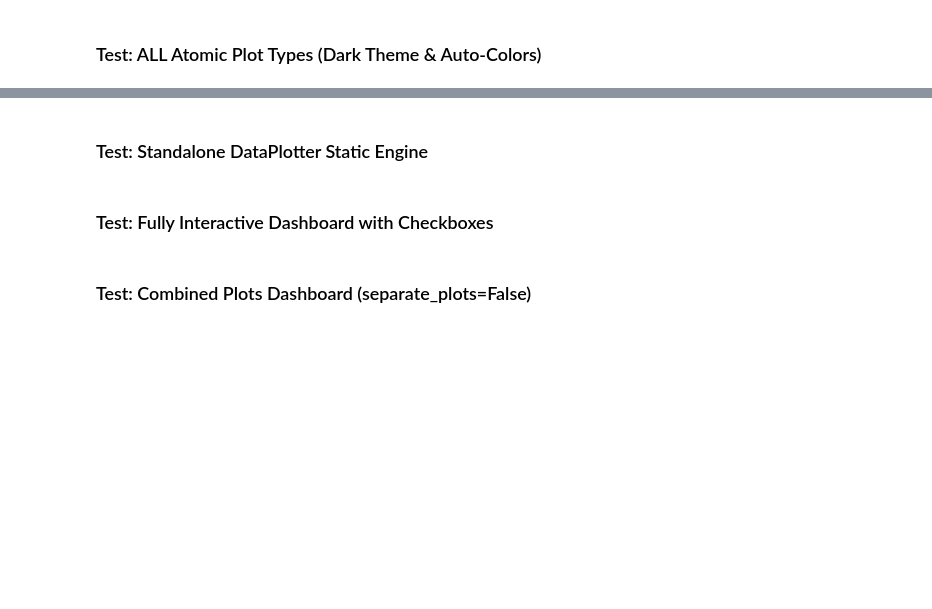
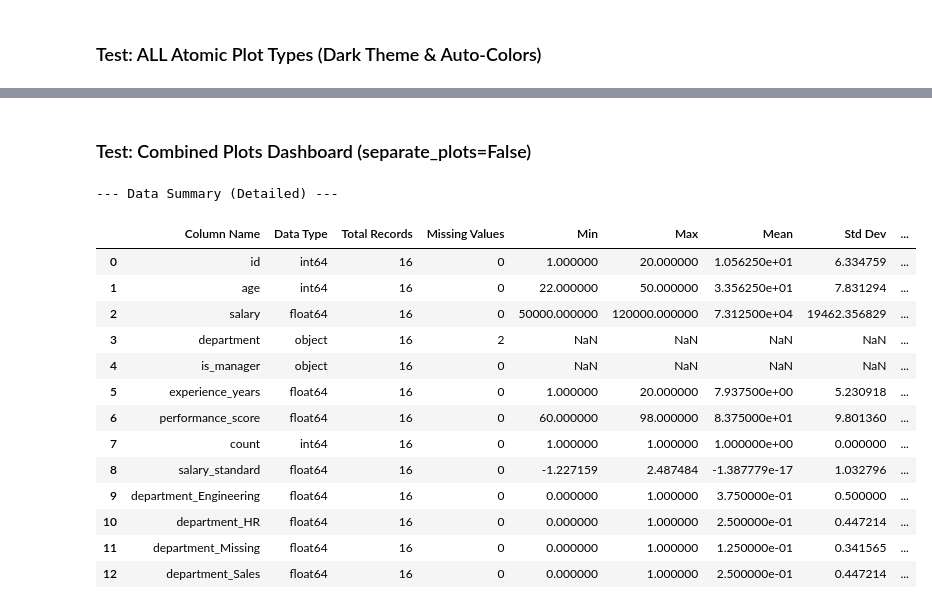
Before and after one commit to janithcyapa/Statistical-Learning-e20452, a Jupyter notebook: test_library.ipynb, the cells around one changed output, grey strips where cells are left out. Cells and saved outputs as stored; diff of their text form; code cells hidden in the pictures; blank space fills up the shorter version.

Commit message:
feat: implement data cleaning methods and update test notebook for data_wrangling library

```diff
--- a/test_library.ipynb
+++ b/test_library.ipynb
@@ -132,2 +178,0 @@ plotter.summary_plot()
-# %% [markdown]
-### Test: Standalone DataPlotter Static Engine
@@ -139,2 +178,0 @@ DataPlotter.histogram(data=inspector.df, x_col='salary', color_col='department',
-# %% [markdown]
-### Test: Fully Interactive Dashboard with Checkboxes
@@ -151,5 +179,23 @@ inspector.summary_plot(
 # %% [markdown]
 ### Test: Combined Plots Dashboard (separate_plots=False)
+# %%
+summary_df = inspector.get_summary(detailed=True)
+# %% [output]
+--- Data Summary (Detailed) ---
+|  | Column Name | Data Type | Total Records | Missing Values | Min | Max | Mean | Std Dev | ... |
+| 0 | id | int64 | 16 | 0 | 1.000000 | 20.000000 | 1.056250e+01 | 6.334759 | ... |
+| 1 | age | int64 | 16 | 0 | 22.000000 | 50.000000 | 3.356250e+01 | 7.831294 | ... |
+| 2 | salary | float64 | 16 | 0 | 50000.000000 | 120000.000000 | 7.312500e+04 | 19462.356829 | ... |
+| 3 | department | object | 16 | 2 | NaN | NaN | NaN | NaN | ... |
+| 4 | is_manager | object | 16 | 0 | NaN | NaN | NaN | NaN | ... |
+| 5 | experience_years | float64 | 16 | 0 | 1.000000 | 20.000000 | 7.937500e+00 | 5.230918 | ... |
+| 6 | performance_score | float64 | 16 | 0 | 60.000000 | 98.000000 | 8.375000e+01 | 9.801360 | ... |
+| 7 | count | int64 | 16 | 0 | 1.000000 | 1.000000 | 1.000000e+00 | 0.000000 | ... |
+| 8 | salary_standard | float64 | 16 | 0 | -1.227159 | 2.487484 | -1.387779e-17 | 1.032796 | ... |
+| 9 | department_Engineering | float64 | 16 | 0 | 0.000000 | 1.000000 | 3.750000e-01 | 0.500000 | ... |
+| 10 | department_HR | float64 | 16 | 0 | 0.000000 | 1.000000 | 2.500000e-01 | 0.447214 | ... |
+| 11 | department_Missing | float64 | 16 | 0 | 0.000000 | 1.000000 | 1.250000e-01 | 0.341565 | ... |
+| 12 | department_Sales | float64 | 16 | 0 | 0.000000 | 1.000000 | 2.500000e-01 | 0.447214 | ... |
 # %%
 # This aggregates all columns into single plots!
 # It renders a beautiful Sunburst chart for categorical hierarchies and overlays numericals.
```
Also changed, not shown: parts of 12 cells of this notebook, 4 other files.
